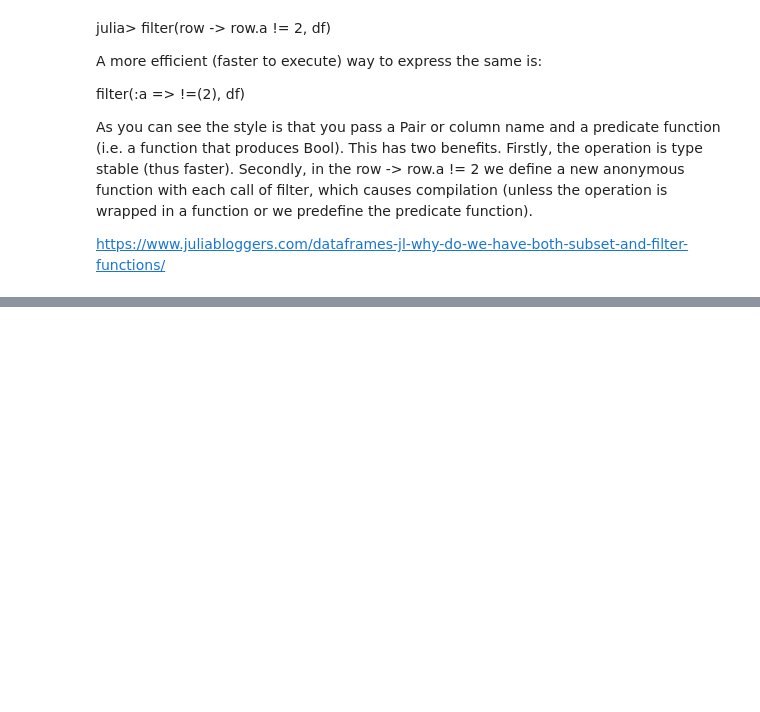
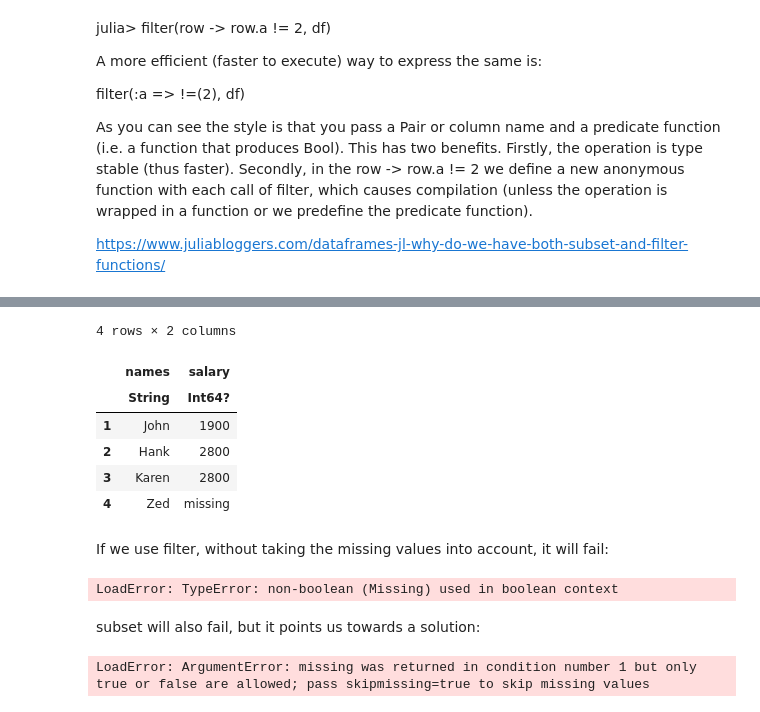
Before and after one commit to Rahul-YYC/data-science-machine-learning, a Jupyter notebook: DataFrames/Julia DataFrames Package.ipynb, the cells around one changed output, grey strips where cells are left out. Cells and saved outputs as stored; diff of their text form; code cells hidden in the pictures; blank space fills up the shorter version.

```diff
--- a/DataFrames/Julia DataFrames Package.ipynb
+++ b/DataFrames/Julia DataFrames Package.ipynb
@@ -304,0 +427,27 @@ https://www.juliabloggers.com/dataframes-jl-why-do-we-have-both-subset-and-filte
+# %%
+function salaries()
+    names = ["John", "Hank", "Karen", "Zed"]
+    salary = [1_900, 2_800, 2_800, missing]
+    DataFrame(; names, salary)
+end
+salaries()
+# %% [output]
+4 rows × 2 columns
+|  | names | salary |
+|  | String | Int64? |
+| 1 | John | 1900 |
+| 2 | Hank | 2800 |
+| 3 | Karen | 2800 |
+| 4 | Zed | missing |
+# %% [markdown]
+If we use filter, without taking the missing values into account, it will fail:
+# %%
+filter(:salary => >(2_000), salaries())
+# %% [output]
+LoadError: TypeError: non-boolean (Missing) used in boolean context
+# %% [markdown]
+subset will also fail, but it points us towards a solution:
+# %%
+subset(salaries(), :salary => ByRow(>(2_000)))
+# %% [output]
+LoadError: ArgumentError: missing was returned in condition number 1 but only true or false are allowed; pass skipmissing=true to skip missing values
```
Also changed, not shown: parts of 9 cells of this notebook.
